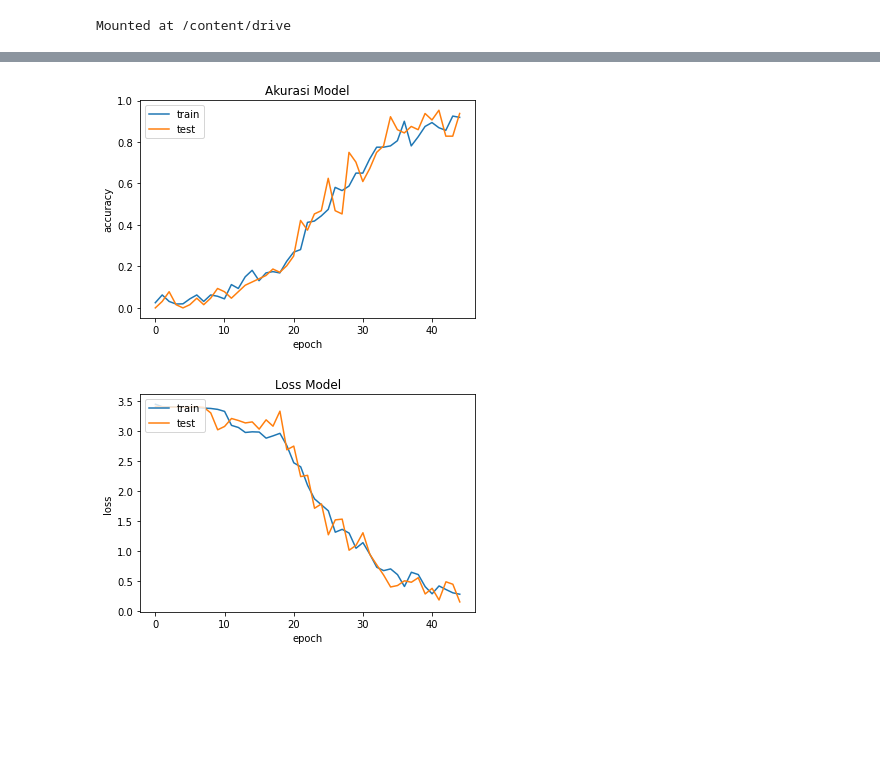
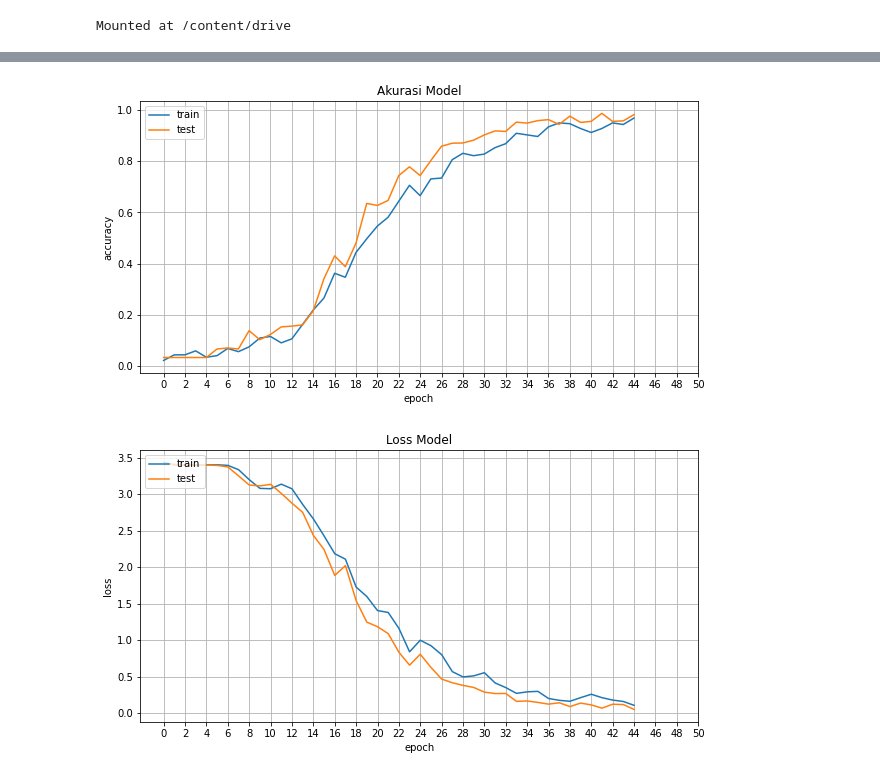
Before and after one commit to Maulana2798/identifikasi, a Jupyter notebook: prediksi_koa.ipynb, the cells around one changed output, grey strips where cells are left out. Drawn from its saved outputs; the diff is of its cells as text; code cells hidden in the pictures; blank space fills up the shorter version.

```diff
--- a/prediksi_koa.ipynb
+++ b/prediksi_koa.ipynb
@@ -149,18 +149,14 @@ train_datagen = ImageDataGenerator(
 train_generator = train_datagen.flow_from_directory(
         base_dir,
         target_size = (200, 100),
-        batch_size = 16,
         subset = 'training',
-        class_mode = 'categorical'
-        #shuffle = True
+        class_mode = 'categorical',
 )
 
 validation_generator = train_datagen.flow_from_directory(
         base_dir,
         target_size = (200, 100),
-        batch_size = 16,
         subset = 'validation',
-        class_mode = 'categorical'
-        #shuffle = True
+        class_mode = 'categorical',
 )
 # %% [output]
@@ -174,18 +170,22 @@ from tensorflow.keras.optimizers import Adam
 from tensorflow.keras.layers import Flatten, Conv2D, MaxPooling2D, Dense, Dropout
 
 model = tf.keras.models.Sequential([
-    tf.keras.layers.Conv2D(32, (3,3), activation='relu', input_shape=(200, 100, 3)),
+    tf.keras.layers.Conv2D(16, (3,3), activation='relu', input_shape=(200, 100, 3)),
     tf.keras.layers.MaxPool2D(2, 2),
+
+    tf.keras.layers.Conv2D(32, (3,3), activation='relu'),
+    tf.keras.layers.MaxPool2D(2, 2),
+
     tf.keras.layers.Conv2D(64, (3,3), activation='relu'),
     tf.keras.layers.MaxPool2D(2, 2),
-    tf.keras.layers.Conv2D(128, (3,3), activation='relu'),
-    tf.keras.layers.MaxPool2D(2, 2),
+
     tf.keras.layers.Conv2D(128, (3,3), activation='relu'),
     tf.keras.layers.MaxPool2D(2, 2),
 
+    tf.keras.layers.Flatten(),
     tf.keras.layers.Dropout(0.5),
-    tf.keras.layers.Flatten(),
-    tf.keras.layers.Dense(512, activation='relu'),
+    tf.keras.layers.Dense(256, activation='relu'),
+
     tf.keras.layers.Dense(30, activation='softmax')
 ])
 # %%
@@ -218,24 +218,24 @@ Trainable params: 2,878,174
 Non-trainable params: 0
 _________________________________________________________________
 # %%
-#callback untuk stop traing jika akurasi telah dicapai
+#callback untuk stop training jika akurasi telah dicapai
 class Callback(tf.keras.callbacks.Callback):
   def on_epoch_end(self, epoch, logs = None):
-    if(logs.get('accuracy') >= 0.90 and logs.get('val_accuracy') >= 0.90):
+    if(logs.get('accuracy') > 0.95 and logs.get('val_accuracy') > 0.95):
       print('\nIn Epoch', epoch, '\nAccuracy has reach = %2.2f%%' %(logs['accuracy']*100), 'Training stop.')
       print('\nIn Epoch', epoch, '\nVal Accuracy has reach = %2.2f%%' %(logs['val_accuracy']*100), 'Training stop.')
       self.model.stop_training = True
 callbacks = Callback()
 # %%
-#latih model dengan model.fit
+#latih model
 history = model.fit(
       train_generator,
+      batch_size=16,
       steps_per_epoch=10,
-      epochs=300,
+      epochs=50,
       validation_data=validation_generator,
-      validation_steps=4,
-      #shuffle = True,
       verbose=2,
+      shuffle=False,
       callbacks = [Callback()]
 )
 # %% [output]
@@ -259,26 +259,33 @@ Val Accuracy has reach = 93.75% Training stop.
 # %%
 #plot akurasi
 import matplotlib.pyplot as plt
+
+plt.figure(figsize=(10,5))
+plt.title('Akurasi Model')
 plt.plot(history.history['accuracy'])
 plt.plot(history.history['val_accuracy'])
-plt.title('Akurasi Model')
 plt.ylabel('accuracy')
 plt.xlabel('epoch')
 plt.legend(['train', 'test'], loc='upper left')
+plt.xticks([0,2,4,6,8,10,12,14,16,18,20,22,24,26,28,30,32,34,36,38,40,42,44,46,48,50])
+plt.grid(True)
 plt.show()
 # %% [output]
-[figure, old version]
+[figure, new version]
 # %%
 #plot loss
+plt.rcParams['figure.figsize'] = (10, 5)
+plt.title('Loss Model')
 plt.plot(history.history['loss'])
 plt.plot(history.history['val_loss'])
-plt.title('Loss Model')
 plt.ylabel('loss')
 plt.xlabel('epoch')
 plt.legend(['train', 'test'], loc='upper left')
+plt.xticks([0,2,4,6,8,10,12,14,16,18,20,22,24,26,28,30,32,34,36,38,40,42,44,46,48,50])
+plt.grid(True)
 plt.show()
 # %% [output]
-[figure, old version]
+[figure, new version]
 # %%
 #Output prediksi dari model
 
```
Also changed, not shown: parts of 10 cells of this notebook.
